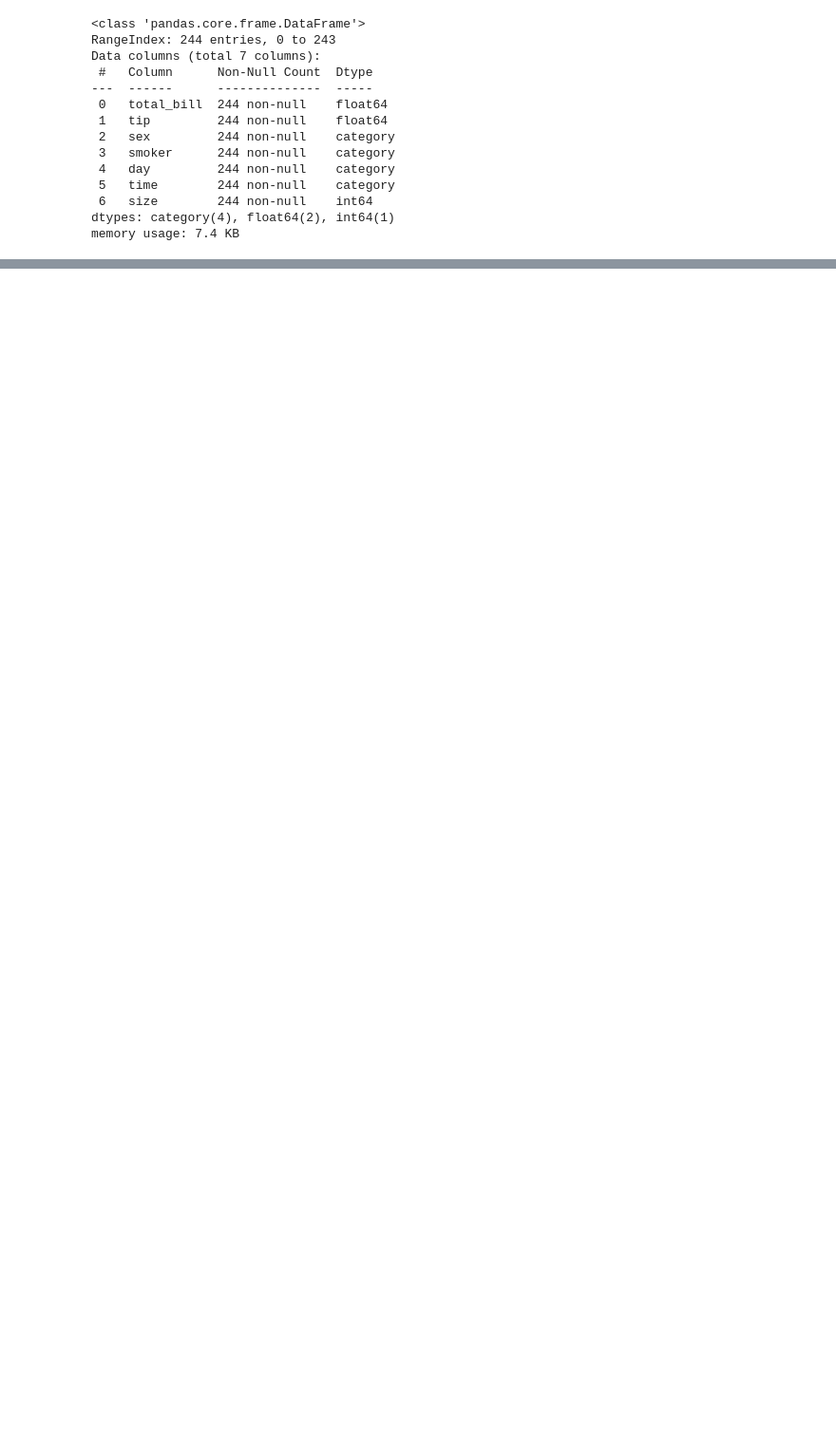
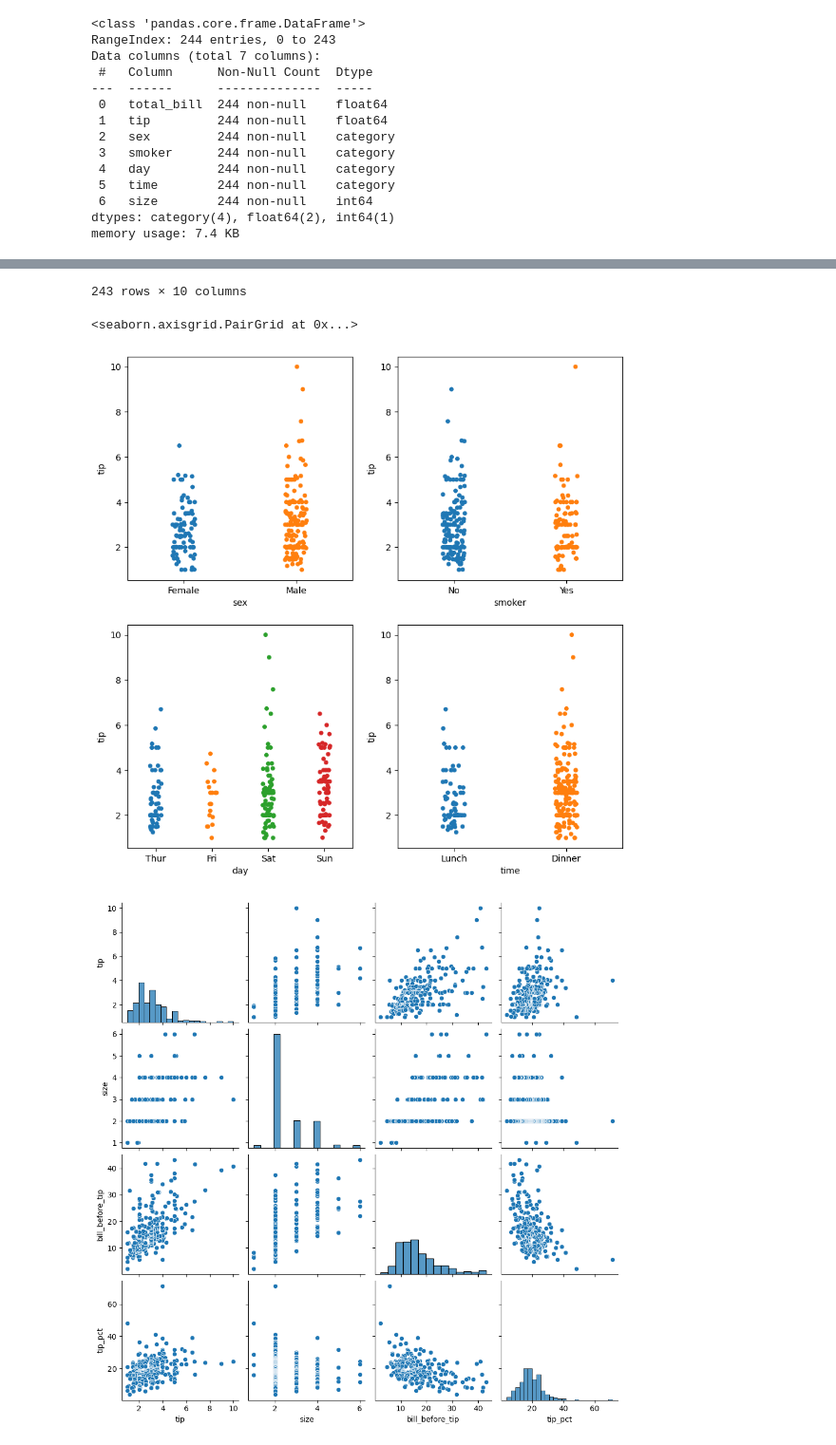
Before and after one commit to Patryk-Stefanski/ExploratoryDataAnalysis1, a Jupyter notebook: Tips_1.ipynb, the cells around one changed output, grey strips where cells are left out. Shown at 95% size. Drawn from its saved outputs; the diff is of its cells as text; code cells hidden in the pictures; blank space fills up the shorter version.

Commit message:
progressing tips analysis

```diff
--- a/Tips_1.ipynb
+++ b/Tips_1.ipynb
@@ -29,3 +33,19 @@ Data columns (total 7 columns):
  6   size        244 non-null    int64
 dtypes: category(4), float64(2), int64(1)
 memory usage: 7.4 KB
+# %%
+## Add bill_before_tip, bill_pp and tip% columns  for so a better analysis can be performed
+
+df = df.assign(
+    bill_before_tip = lambda x: x.total_bill - x.tip,
+    tip_pct = lambda x: x.tip / x.bill_before_tip * 100,
+    bill_pp = lambda x: x.bill_before_tip / x['size'],
+    tip_pp = lambda x: x.tip / x['size'],
+)
+
+## Drop total_bill as its no longer needed
+df=df.drop(columns = "total_bill")
+
+
+display(df.info())
+display(df.head(10))
@@ -38,0 +100,31 @@ profile
+# %%
+## identify if any of the categorical features have a corelation with our target tip
+
+## Check Categorcical
+fig, axes = plt.subplots(2, 2, figsize=(10, 10))
+
+sns.stripplot(ax=axes[0,0], x=df.sex , y=df.tip )
+sns.stripplot(ax=axes[0,1], x=df.smoker , y=df.tip )
+sns.stripplot(ax=axes[1,0], x=df.day , y=df.tip )
+sns.stripplot(ax=axes[1,1], x=df.time , y=df.tip )
+
+## From the striplots below we can tell that
+## There are more male customers and male customers tip better - potentail corelation
+## There are more non smokers however it doesnt have an effect on the tip
+## The days are the busiest in the following order Saturday > Sunday > Thursday > Friday , best tips are achieved on a saturday and the worst on a friday -potential corelation
+## There are more customers at dinner time and the tips seem to be higher during dinner - potential coreleation
+
+
+## Check Numerical and remove one tips outlier to get a better idea of the tip distribution
+tips_no_outlier  = df.sort_values(["tip_pct"] , ascending=False )
+tips_no_outlier.drop(index=tips_no_outlier.index[0], axis=0, inplace=True)
+display(tips_no_outlier)
+
+sns.pairplot(tips_no_outlier , vars=["tip" , "size" , "bill_before_tip", "tip_pct"])
+
+## Here are some possible corelations that we can see from the  pairplot
+## the tip amount increase as the group size increases  - min and max tip values on pairplot increase each time the group size increases
+## smaller group sizes tend to have a higher median tip percentage  - standard deviation and data distribution on the pairplot increases as gruop gets ssmaller
+## the tip percetage is higher when the bill is lower -  you can see that data is clustered on the left side of the plot and as the bill decreases date distribution moves out further right
+## bills are higher for bigger groups - min ,  max and median values increase as group
+# %% [output]
@@ -38,0 +143,4 @@ profile
+243 rows × 10 columns
+<seaborn.axisgrid.PairGrid at 0x...>
+[figure, added]
+[figure, added]
```
Also changed, not shown: parts of 9 cells of this notebook, 1 other file.
